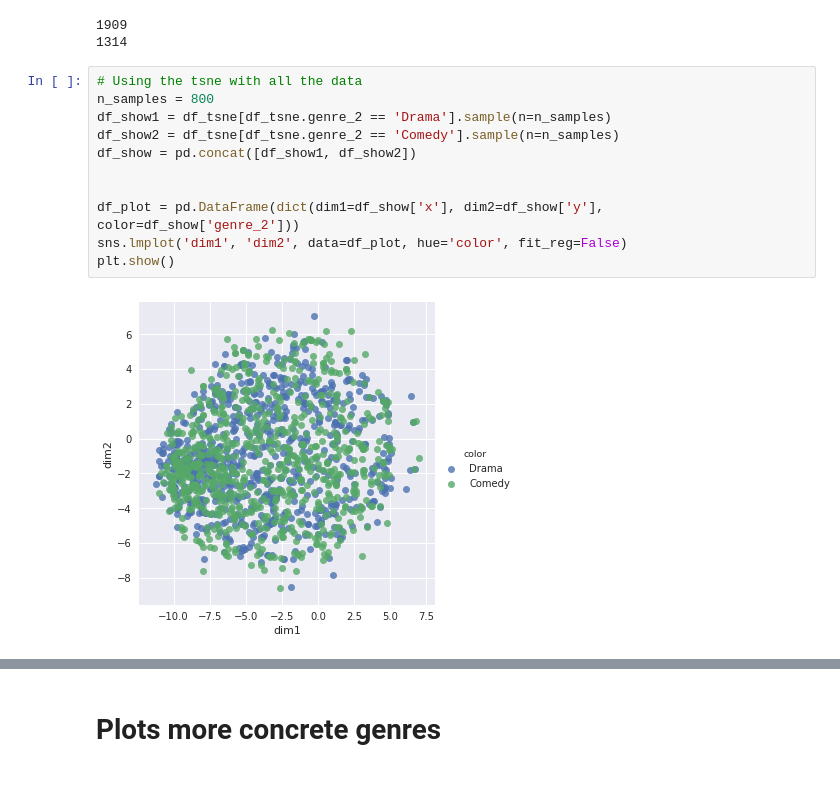
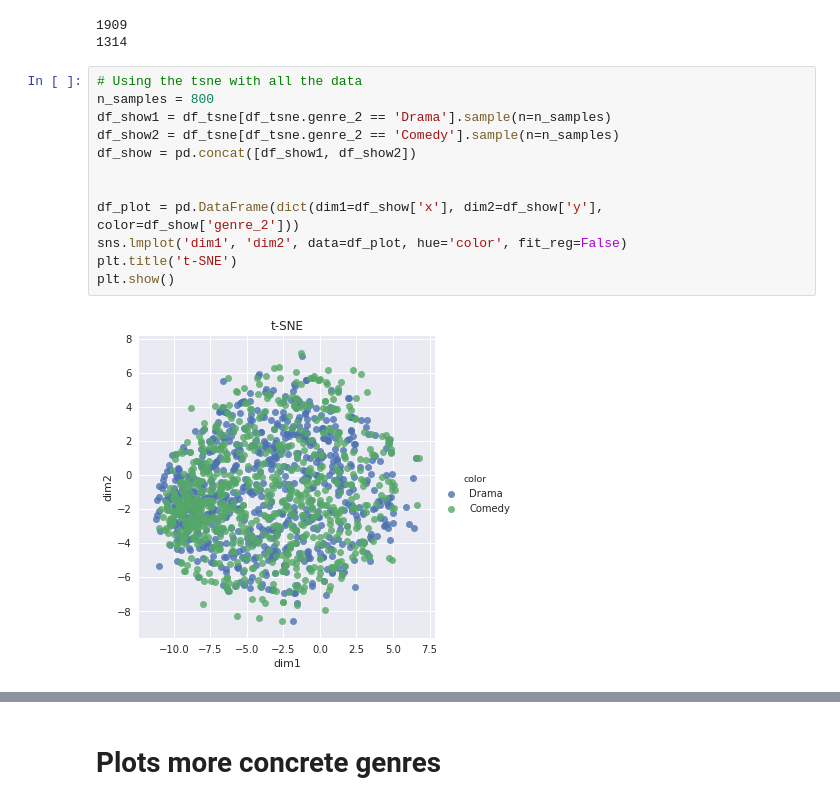
Before and after one commit to DaniSanchezSantolaya/RNN-customer-behavior, a Jupyter notebook: src/Analysis_embeddings_trained_jointly.ipynb, the cells around one changed output, grey strips where cells are left out. Saved outputs shown, nothing was run; the diff lists cells and outputs as text.

```diff
--- a/src/Analysis_embeddings_trained_jointly.ipynb
+++ b/src/Analysis_embeddings_trained_jointly.ipynb
@@ -559,16 +559,17 @@ print(len(df_tsne[df_tsne.genre_2 == 'Comedy']))
 # %%
 # Using the tsne with all the data
 n_samples = 800
 df_show1 = df_tsne[df_tsne.genre_2 == 'Drama'].sample(n=n_samples)
 df_show2 = df_tsne[df_tsne.genre_2 == 'Comedy'].sample(n=n_samples)
 df_show = pd.concat([df_show1, df_show2])
 
 
 df_plot = pd.DataFrame(dict(dim1=df_show['x'], dim2=df_show['y'], color=df_show['genre_2']))
 sns.lmplot('dim1', 'dim2', data=df_plot, hue='color', fit_reg=False)
+plt.title('t-SNE')
 plt.show()
 # %% [output]
-[figure, old version]
+[figure, new version]
 # %%
 # Using the pca with all the data
 n_samples = 800
```
Also changed, not shown: parts of 28 cells of this notebook, 8 other files.
